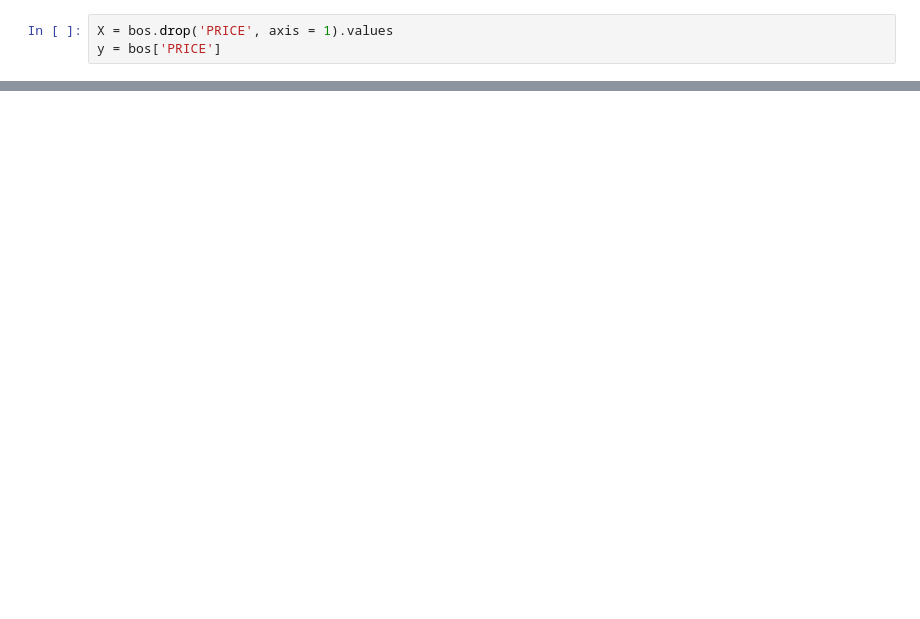
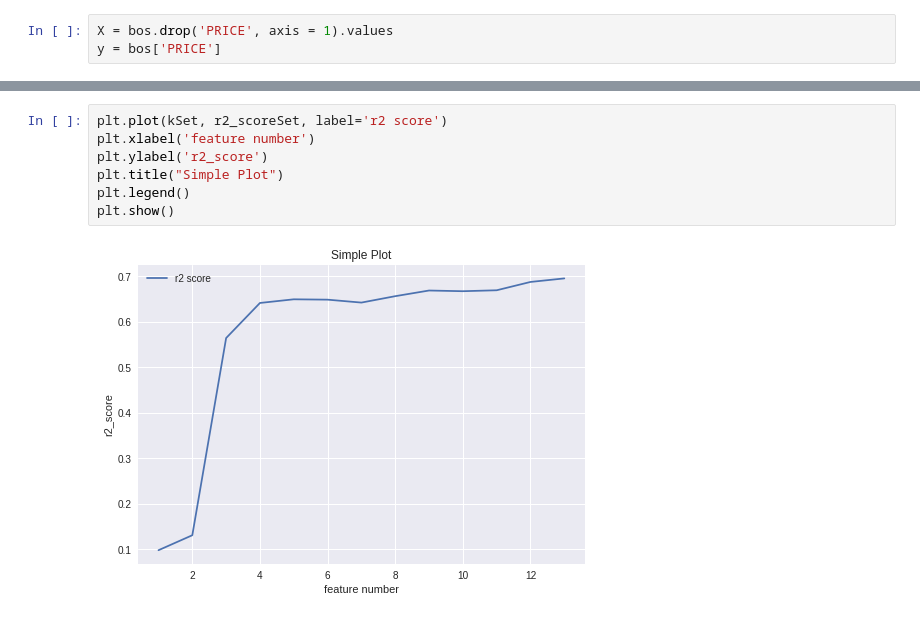
Before and after one commit to sumeyyeemir/Machine-Learning-with-Python, a Jupyter notebook: LinearRegressionBostonMrmr.ipynb, the cells around one changed output, grey strips where cells are left out. Cells and saved outputs as stored; diff of their text form; blank space fills up the shorter version.

```diff
--- a/LinearRegressionBostonMrmr.ipynb
+++ b/LinearRegressionBostonMrmr.ipynb
@@ -41,0 +83,9 @@ for i in range(1,k+1):
+# %%
+plt.plot(kSet, r2_scoreSet, label='r2 score')
+plt.xlabel('feature number')
+plt.ylabel('r2_score')
+plt.title("Simple Plot")
+plt.legend()
+plt.show()
+# %% [output]
+[figure, added]
```
Also changed, not shown: parts of 5 cells of this notebook.
